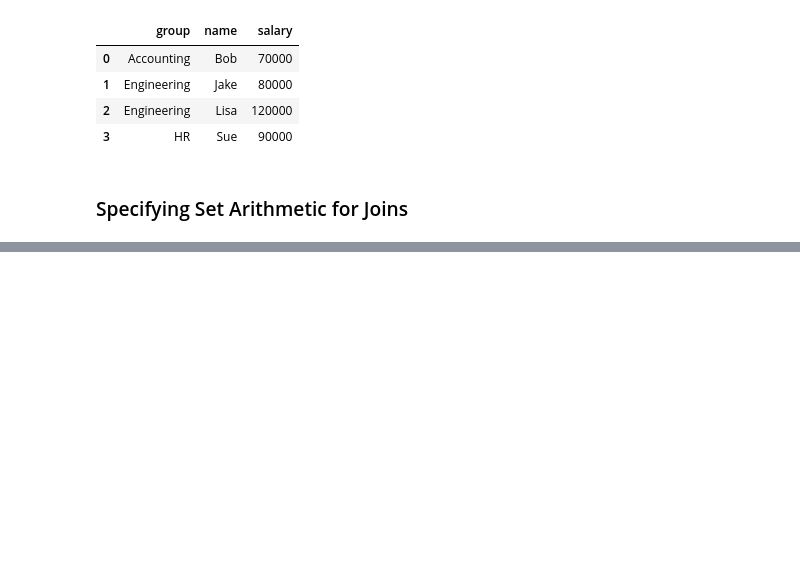
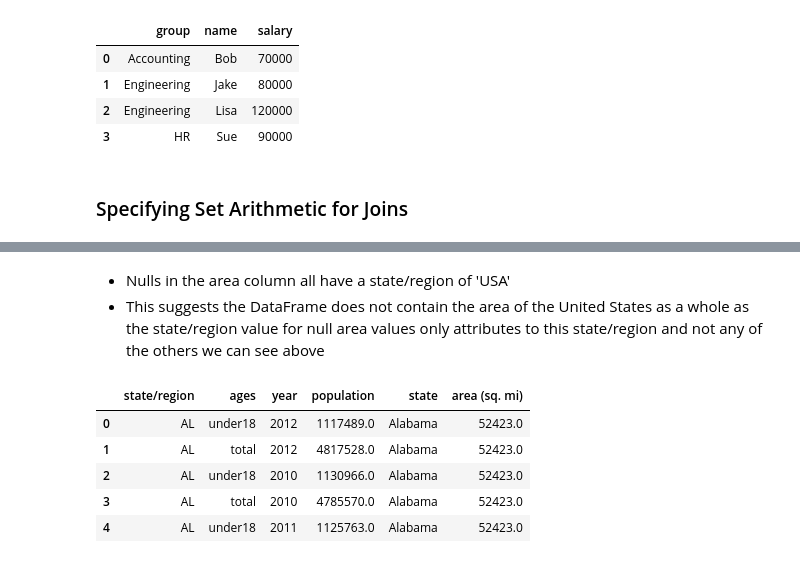
Before and after one commit to craigtrupp/DataScienceHandbook, a Jupyter notebook: Pandas/Combining Datasets (Concat, Append, Merge & Join) - Example US DataSets Pulls with Curl.ipynb, the cells around one changed output, grey strips where cells are left out. Cells and saved outputs as stored; diff of their text form; code cells hidden in the pictures; blank space fills up the shorter version.

```diff
--- a/Pandas/Combining Datasets (Concat & Append).ipynb
+++ b/Pandas/Combining Datasets (Concat, Append, Merge & Join) - Example US DataSets Pulls with Curl.ipynb
@@ -505,0 +814,14 @@ read_csv(filepath_or_buffer: 'FilePath | ReadCsvBuffer[bytes] | ReadCsvBuffer[st
+# %% [markdown]
+* Nulls in the area column all have a state/region of 'USA'
+* This suggests the DataFrame does not contain the area of the United States as a whole as the state/region value for null area values only attributes to this state/region and not any of the others we can see above
+# %%
+# The population density of the entire US (sample rows for years above) is not relevant to our current path so we can just drop inplace
+all_three.dropna(inplace=True)
+all_three.head()
+# %% [output]
+|  | state/region | ages | year | population | state | area (sq. mi) |
+| 0 | AL | under18 | 2012 | 1117489.0 | Alabama | 52423.0 |
+| 1 | AL | total | 2012 | 4817528.0 | Alabama | 52423.0 |
+| 2 | AL | under18 | 2010 | 1130966.0 | Alabama | 52423.0 |
+| 3 | AL | total | 2010 | 4785570.0 | Alabama | 52423.0 |
+| 4 | AL | under18 | 2011 | 1125763.0 | Alabama | 52423.0 |
```
Also changed, not shown: parts of 51 cells of this notebook, 3 other files.
